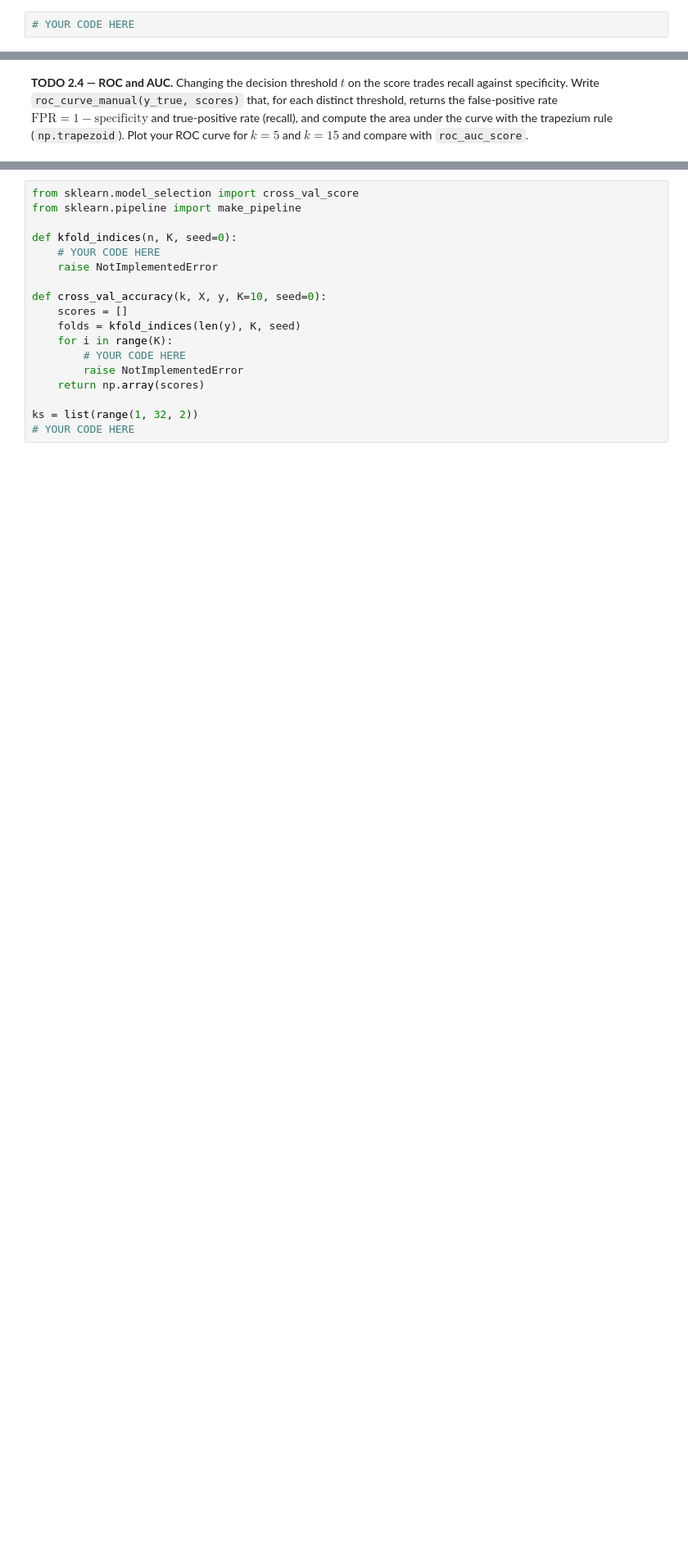
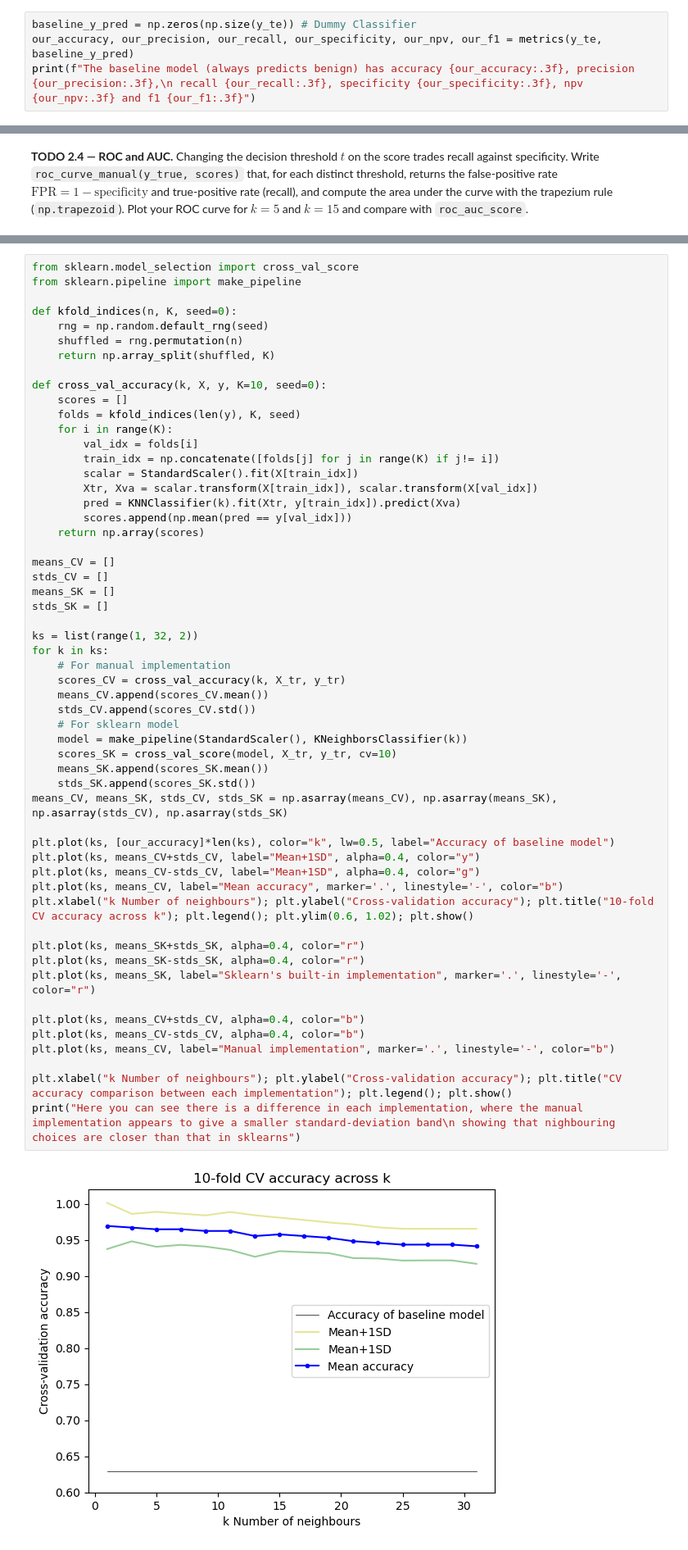
Before and after one commit to AxelTettenbornDurham/AI_lab_coursework, a Jupyter notebook: P6_knn_classifier_evaluation.ipynb, the cells around one changed output, grey strips where cells are left out. Shown at 82% size. Drawn from its saved outputs; the diff is of its cells as text; blank space fills up the shorter version.

```diff
--- a/P6_knn_classifier_evaluation.ipynb
+++ b/P6_knn_classifier_evaluation.ipynb
@@ -100,2 +170,4 @@ recall and precision on the test set?
 # %%
-# YOUR CODE HERE
+baseline_y_pred = np.zeros(np.size(y_te)) # Dummy Classifier
+our_accuracy, our_precision, our_recall, our_specificity, our_npv, our_f1 = metrics(y_te, baseline_y_pred)
+print(f"The baseline model (always predicts benign) has accuracy {our_accuracy:.3f}, precision {our_precision:.3f},\n recall {our_recall:.3f}, specificity {our_specificity:.3f}, npv {our_npv:.3f} and f1 {our_f1:.3f}")
@@ -126,18 +228,57 @@ the $K-1$ training folds only. Use 10-fold CV to evaluate $k = 1, 3, 5, \dots, 3
 # %%
 from sklearn.model_selection import cross_val_score
 from sklearn.pipeline import make_pipeline
 
 def kfold_indices(n, K, seed=0):
-    # YOUR CODE HERE
-    raise NotImplementedError
+    rng = np.random.default_rng(seed)
+    shuffled = rng.permutation(n)
+    return np.array_split(shuffled, K)
 
 def cross_val_accuracy(k, X, y, K=10, seed=0):
     scores = []
     folds = kfold_indices(len(y), K, seed)
     for i in range(K):
-        # YOUR CODE HERE
-        raise NotImplementedError
+        val_idx = folds[i]
+        train_idx = np.concatenate([folds[j] for j in range(K) if j!= i])
+        scalar = StandardScaler().fit(X[train_idx])
+        Xtr, Xva = scalar.transform(X[train_idx]), scalar.transform(X[val_idx])
+        pred = KNNClassifier(k).fit(Xtr, y[train_idx]).predict(Xva)
+        scores.append(np.mean(pred == y[val_idx]))
     return np.array(scores)
 
+means_CV = []
+stds_CV = []
+means_SK = []
+stds_SK = []
+
 ks = list(range(1, 32, 2))
-# YOUR CODE HERE
+for k in ks:
+    # For manual implementation
+    scores_CV = cross_val_accuracy(k, X_tr, y_tr)
+    means_CV.append(scores_CV.mean())
+    stds_CV.append(scores_CV.std())
+    # For sklearn model
+    model = make_pipeline(StandardScaler(), KNeighborsClassifier(k))
+    scores_SK = cross_val_score(model, X_tr, y_tr, cv=10)
+    means_SK.append(scores_SK.mean())
+    stds_SK.append(scores_SK.std())
+means_CV, means_SK, stds_CV, stds_SK = np.asarray(means_CV), np.asarray(means_SK), np.asarray(stds_CV), np.asarray(stds_SK)
+
+plt.plot(ks, [our_accuracy]*len(ks), color="k", lw=0.5, label="Accuracy of baseline model")
+plt.plot(ks, means_CV+stds_CV, label="Mean+1SD", alpha=0.4, color="y")
+plt.plot(ks, means_CV-stds_CV, label="Mean+1SD", alpha=0.4, color="g")
+plt.plot(ks, means_CV, label="Mean accuracy", marker='.', linestyle='-', color="b")
+plt.xlabel("k Number of neighbours"); plt.ylabel("Cross-validation accuracy"); plt.title("10-fold CV accuracy across k"); plt.legend(); plt.ylim(0.6, 1.02); plt.show()
+
+plt.plot(ks, means_SK+stds_SK, alpha=0.4, color="r")
+plt.plot(ks, means_SK-stds_SK, alpha=0.4, color="r")
+plt.plot(ks, means_SK, label="Sklearn's built-in implementation", marker='.', linestyle='-', color="r")
+
+plt.plot(ks, means_CV+stds_CV, alpha=0.4, color="b")
+plt.plot(ks, means_CV-stds_CV, alpha=0.4, color="b")
+plt.plot(ks, means_CV, label="Manual implementation", marker='.', linestyle='-', color="b")
+
+plt.xlabel("k Number of neighbours"); plt.ylabel("Cross-validation accuracy"); plt.title("CV accuracy comparison between each implementation"); plt.legend(); plt.show()
+print("Here you can see there is a difference in each implementation, where the manual implementation appears to give a smaller standard-deviation band\n showing that nighbouring choices are closer than that in sklearns")
+# %% [output]
+[figure, added]
```
Also changed, not shown: parts of 9 cells of this notebook, 3 other files.
